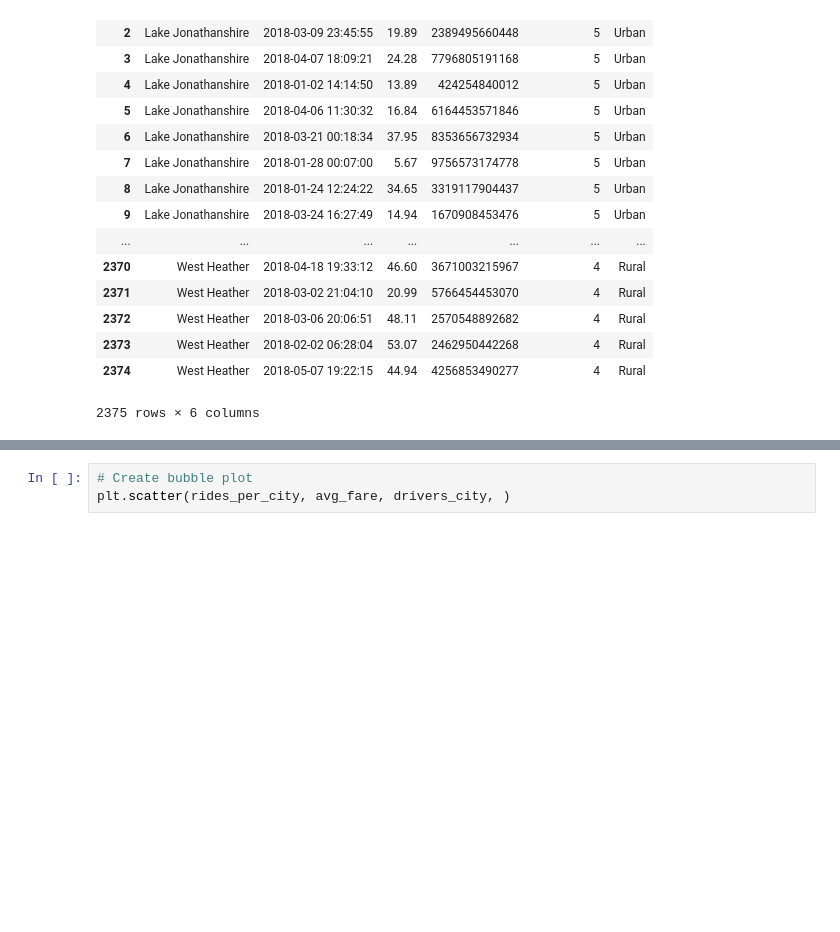
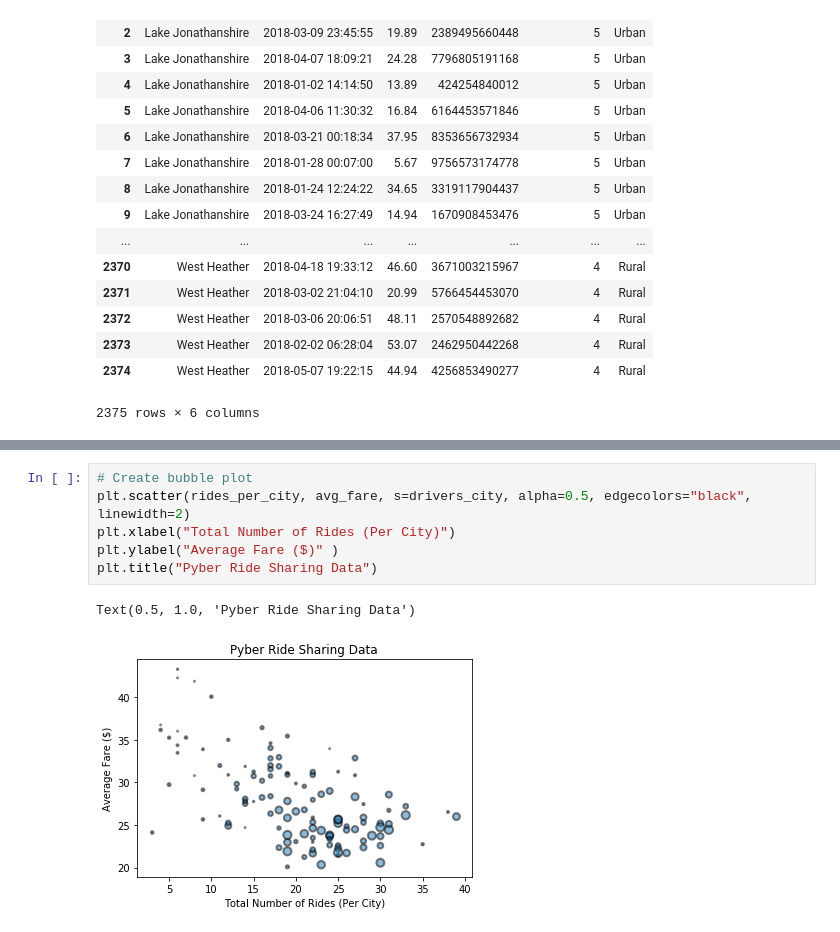
Before and after one commit to claridyd/MatplotlibHomework, a Jupyter notebook: pyber.ipynb, the cells around one changed output, grey strips where cells are left out. Cells and saved outputs as stored; diff of their text form; blank space fills up the shorter version.

Commit message:
before city type group

```diff
--- a/pyber.ipynb
+++ b/pyber.ipynb
@@ -80,3 +92,9 @@ city_summary = pd.DataFrame({"Rides per City": rides_per_city,
-# %%
-# Create bubble plot
-plt.scatter(rides_per_city, avg_fare, drivers_city, )
+# %%
+# Create bubble plot
+plt.scatter(rides_per_city, avg_fare, s=drivers_city, alpha=0.5, edgecolors="black", linewidth=2)
+plt.xlabel("Total Number of Rides (Per City)")
+plt.ylabel("Average Fare ($)" )
+plt.title("Pyber Ride Sharing Data")
+# %% [output]
+Text(0.5, 1.0, 'Pyber Ride Sharing Data')
+[figure, added]
```
Also changed, not shown: parts of 1 cell of this notebook.
